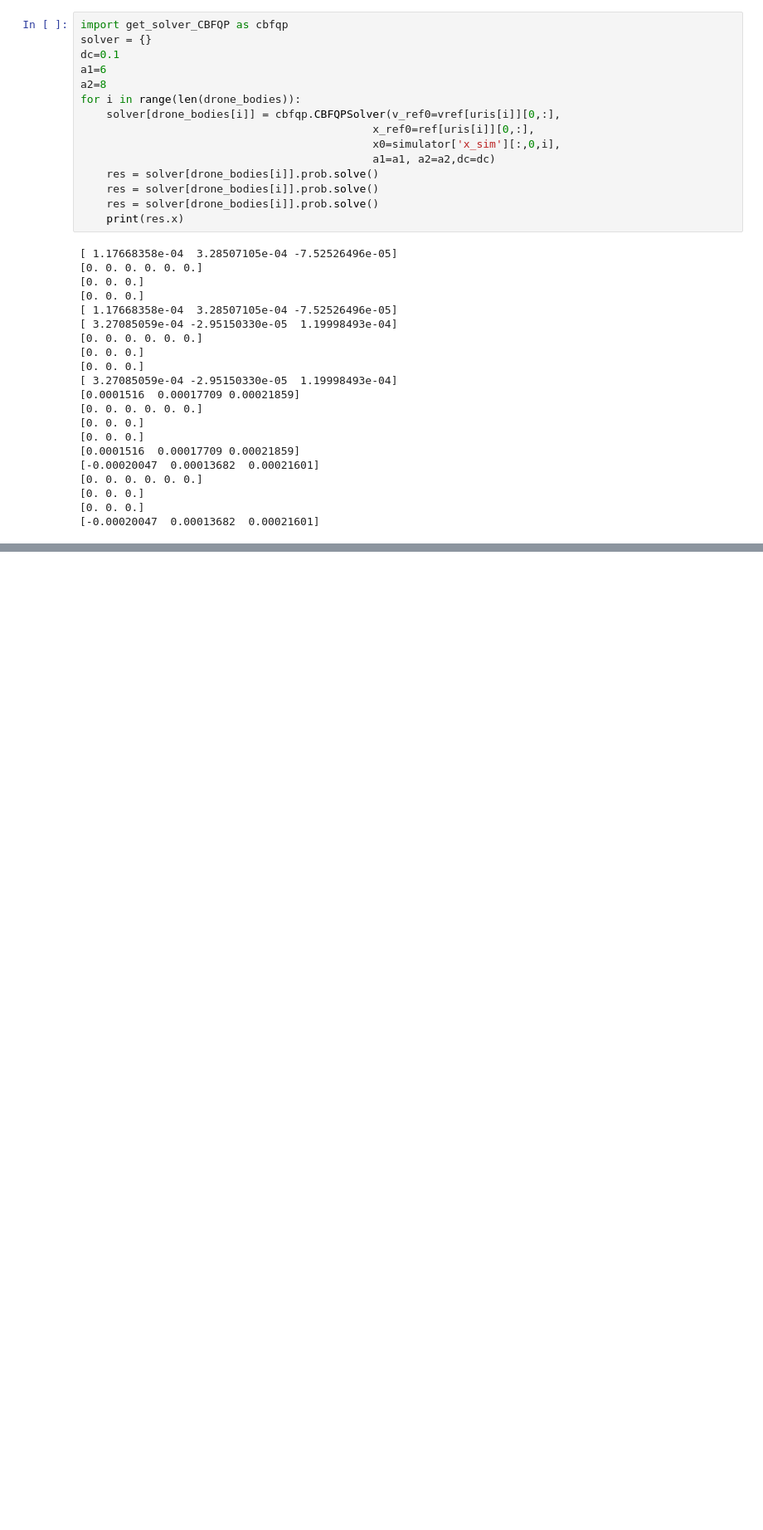
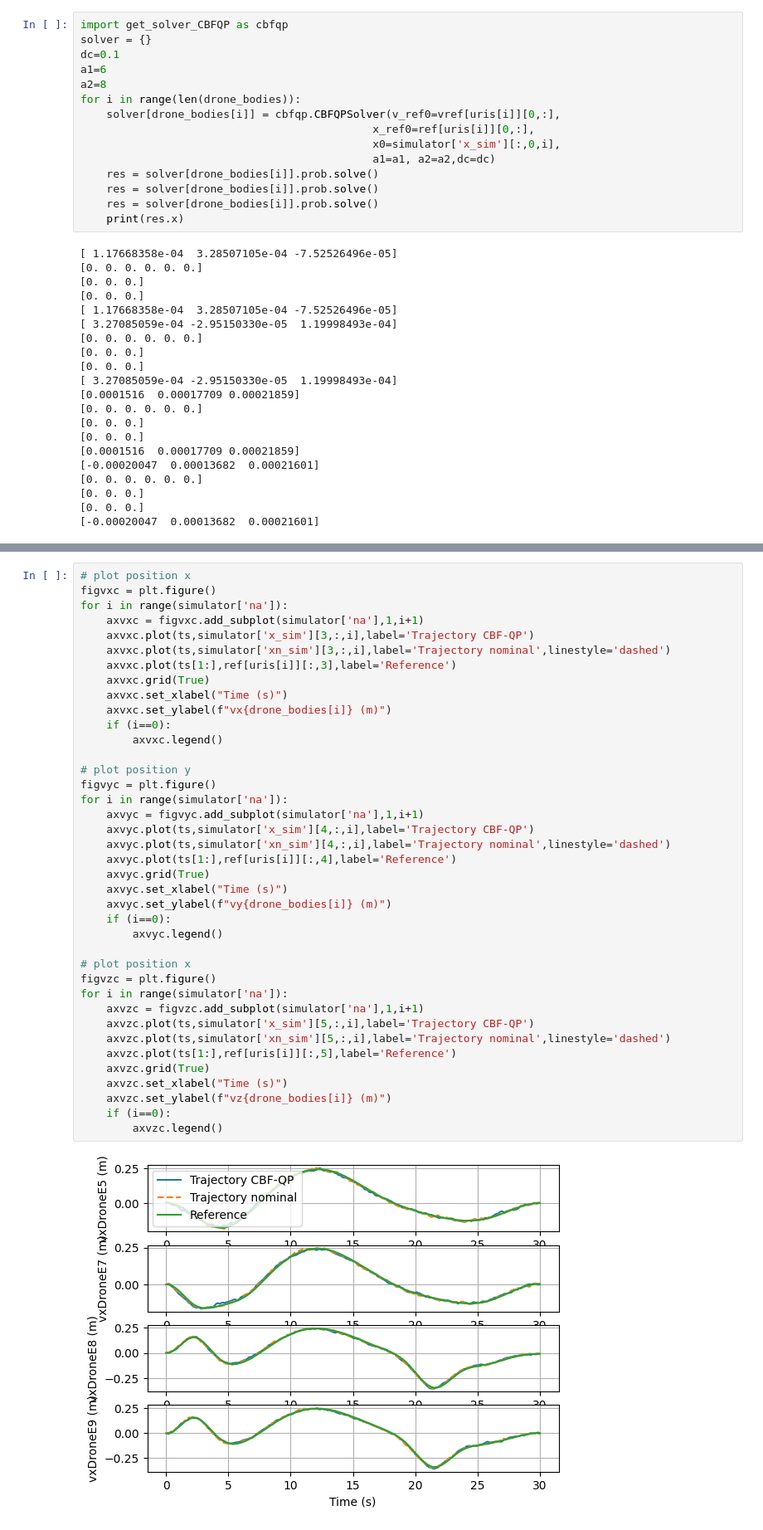
Before and after one commit to demokaka/MPC_CFsimulation, a Jupyter notebook: src/Simulation_CBFQP.ipynb, the cells around one changed output, grey strips where cells are left out. Shown at 83% size. Cells and saved outputs as stored; diff of their text form; blank space fills up the shorter version.

```diff
--- a/src/Simulation_CBFQP.ipynb
+++ b/src/Simulation_CBFQP.ipynb
@@ -445,0 +635,41 @@ The PostScript backend does not support transparency; partially transparent arti
+# %%
+# plot position x
+figvxc = plt.figure()
+for i in range(simulator['na']):
+    axvxc = figvxc.add_subplot(simulator['na'],1,i+1)
+    axvxc.plot(ts,simulator['x_sim'][3,:,i],label='Trajectory CBF-QP')
+    axvxc.plot(ts,simulator['xn_sim'][3,:,i],label='Trajectory nominal',linestyle='dashed')
+    axvxc.plot(ts[1:],ref[uris[i]][:,3],label='Reference')
+    axvxc.grid(True)
+    axvxc.set_xlabel("Time (s)")
+    axvxc.set_ylabel(f"vx{drone_bodies[i]} (m)")
+    if (i==0):
+        axvxc.legend()
+
+# plot position y
+figvyc = plt.figure()
+for i in range(simulator['na']):
+    axvyc = figvyc.add_subplot(simulator['na'],1,i+1)
+    axvyc.plot(ts,simulator['x_sim'][4,:,i],label='Trajectory CBF-QP')
+    axvyc.plot(ts,simulator['xn_sim'][4,:,i],label='Trajectory nominal',linestyle='dashed')
+    axvyc.plot(ts[1:],ref[uris[i]][:,4],label='Reference')
+    axvyc.grid(True)
+    axvyc.set_xlabel("Time (s)")
+    axvyc.set_ylabel(f"vy{drone_bodies[i]} (m)")
+    if (i==0):
+        axvyc.legend()
+
+# plot position x
+figvzc = plt.figure()
+for i in range(simulator['na']):
+    axvzc = figvzc.add_subplot(simulator['na'],1,i+1)
+    axvzc.plot(ts,simulator['x_sim'][5,:,i],label='Trajectory CBF-QP')
+    axvzc.plot(ts,simulator['xn_sim'][5,:,i],label='Trajectory nominal',linestyle='dashed')
+    axvzc.plot(ts[1:],ref[uris[i]][:,5],label='Reference')
+    axvzc.grid(True)
+    axvzc.set_xlabel("Time (s)")
+    axvzc.set_ylabel(f"vz{drone_bodies[i]} (m)")
+    if (i==0):
+        axvzc.legend()
+# %% [output]
+[figure, added]
```
Also changed, not shown: parts of 13 cells of this notebook, 21 other files.
